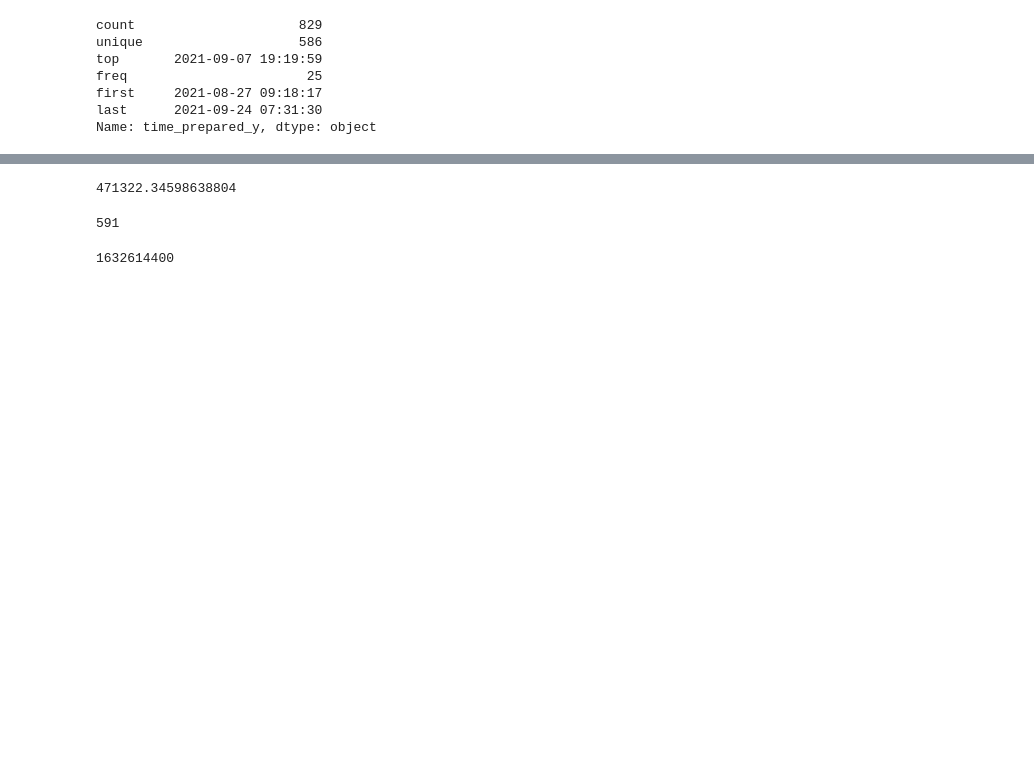
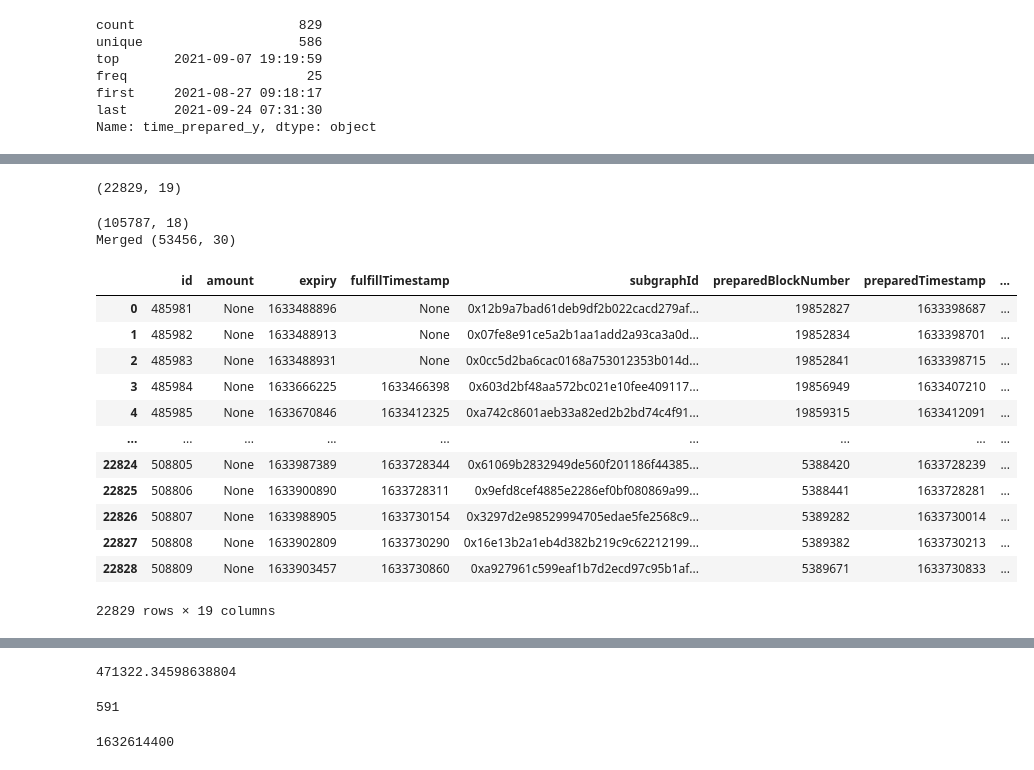
Before and after one commit to enzotavares/lifi-analytics-backend, a Jupyter notebook: subgraph_analysis.ipynb, the cells around one changed output, grey strips where cells are left out. Cells and saved outputs as stored; diff of their text form; code cells hidden in the pictures; blank space fills up the shorter version.

```diff
--- a/subgraph_analysis.ipynb
+++ b/subgraph_analysis.ipynb
@@ -976,5 +971,7 @@ Name: status_y, dtype: int64
+# %%
+database_url = os.environ["DATABASE_URL"]
 # %%
 from sqlalchemy import create_engine
 
-engine = create_engine('postgresql+psycopg2://lifi:lifitothemoon_42@lifi-database-1.csitjqorufax.us-east-2.rds.amazonaws.com:5432/postgres')
+engine = create_engine(database_url)
 # %%
@@ -982 +979,3 @@ remote_merged_txns = pd.read_sql("select * from txns;", engine)
+# %%
+remote_txns = pd.read_sql("select * from txns;", engine)
 # %%
@@ -985,0 +985,4 @@ fulfilled_txns.shape
+# %%
+remote_txns.shape
+# %% [output]
+(22829, 19)
@@ -985,0 +995,56 @@ fulfilled_txns.shape
+# %%
+print(combined_txns.shape)
+
+repeat_txns = combined_txns[combined_txns["txn_type"] == "repeat"].copy(
+    deep=True
+)
+one_sided_txns = combined_txns[combined_txns["txn_type"] == "single"].copy(
+    deep=True
+)
+repeat_txns.reset_index(drop=True, inplace=True)
+one_sided_txns.reset_index(drop=True, inplace=True)
+
+dem2_merge_cols = [
+    "id",
+    "receivingAssetId",
+    "asset_token",
+    "user",
+    "sendingAssetId",
+    "asset_movement",
+]
+merged_txns = pd.merge(
+    left=one_sided_txns,
+    right=repeat_txns,
+    how="outer",
+    left_on=dem2_merge_cols,
+    right_on=dem2_merge_cols,
+)
+print("Merged", merged_txns.shape)
+merged_txns["time_taken"] = merged_txns.apply(time_taken_pro, axis=1)
+merged_txns["time_taken_seconds"] = merged_txns["time_taken"].apply(
+    lambda x: x.seconds
+)
+
+merged_txns.replace({np.NaN: None}, inplace=True)
+fulfilled_txns = merged_txns[
+    (merged_txns.status_x == "Fulfilled") & (merged_txns.status_y == "Fulfilled")
+].copy(deep=True)
+# %% [output]
+(105787, 18)
+Merged (53456, 30)
+# %%
+remote_txns
+# %% [output]
+|  | id | amount | expiry | fulfillTimestamp | subgraphId | preparedBlockNumber | preparedTimestamp | ... |
+| 0 | 485981 | None | 1633488896 | None | 0x12b9a7bad61deb9df2b022cacd279af... | 19852827 | 1633398687 | ... |
+| 1 | 485982 | None | 1633488913 | None | 0x07fe8e91ce5a2b1aa1add2a93ca3a0d... | 19852834 | 1633398701 | ... |
+| 2 | 485983 | None | 1633488931 | None | 0x0cc5d2ba6cac0168a753012353b014d... | 19852841 | 1633398715 | ... |
+| 3 | 485984 | None | 1633666225 | 1633466398 | 0x603d2bf48aa572bc021e10fee409117... | 19856949 | 1633407210 | ... |
+| 4 | 485985 | None | 1633670846 | 1633412325 | 0xa742c8601aeb33a82ed2b2bd74c4f91... | 19859315 | 1633412091 | ... |
+| ... | ... | ... | ... | ... | ... | ... | ... | ... |
+| 22824 | 508805 | None | 1633987389 | 1633728344 | 0x61069b2832949de560f201186f44385... | 5388420 | 1633728239 | ... |
+| 22825 | 508806 | None | 1633900890 | 1633728311 | 0x9efd8cef4885e2286ef0bf080869a99... | 5388441 | 1633728281 | ... |
+| 22826 | 508807 | None | 1633988905 | 1633730154 | 0x3297d2e98529994705edae5fe2568c9... | 5389282 | 1633730014 | ... |
+| 22827 | 508808 | None | 1633902809 | 1633730290 | 0x16e13b2a1eb4d382b219c9c62212199... | 5389382 | 1633730213 | ... |
+| 22828 | 508809 | None | 1633903457 | 1633730860 | 0xa927961c599eaf1b7d2ecd97c95b1af... | 5389671 | 1633730833 | ... |
+22829 rows × 19 columns
```
Also changed, not shown: parts of 28 cells of this notebook, 2 other files.
